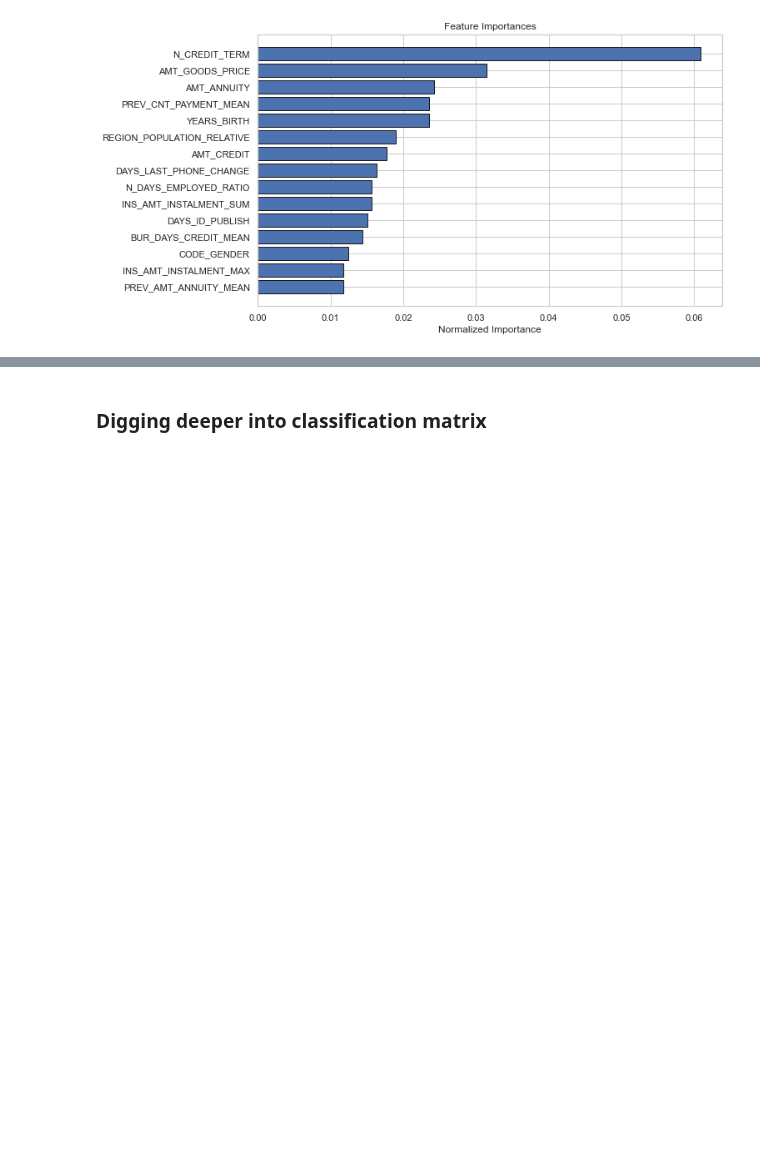
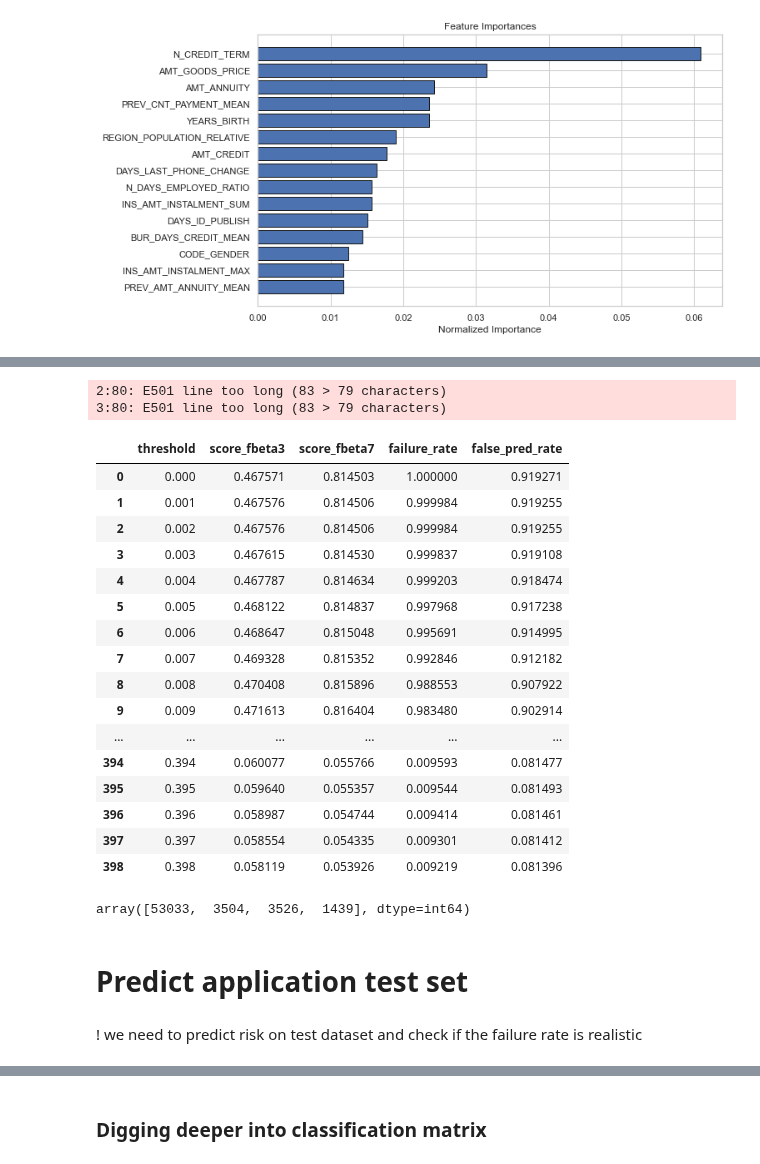
Before and after one commit to EtienneLardeur/P7_Scoring, a Jupyter notebook: P7_Model.ipynb, the cells around one changed output, grey strips where cells are left out. Drawn from its saved outputs; the diff is of its cells as text; code cells hidden in the pictures; blank space fills up the shorter version.

Commit message:
thresholing to a realistic failure rate

```diff
--- a/P7_Model.ipynb
+++ b/P7_Model.ipynb
@@ -1841,0 +1590,42 @@ feature_importances_sorted = plot_feature_importances(feature_importances)
+# %%
+def fasle_pred(y_test, y_pred):
+    (tn, fp, fn, tp) = confusion_matrix(y_test, y_pred).ravel()
+    fpred = (fn + fp) / (tn + fp + fn + tp)
+    return fpred
+# %%
+thresholds = np.arange(0, 1, 0.001)
+scores_3 = [fbeta_score(y_test, to_labels(y_proba, t), beta=3) for t in thresholds]
+scores_7 = [fbeta_score(y_test, to_labels(y_proba, t), beta=7) for t in thresholds]
+f_rates = [failure_rate(y_test, to_labels(y_proba, t)) for t in thresholds]
+# %% [output]
+2:80: E501 line too long (83 > 79 characters)
+3:80: E501 line too long (83 > 79 characters)
+# %%
+fpreds = [fasle_pred(y_test, to_labels(y_proba, t)) for t in thresholds]
+# %%
+results_df = pd.DataFrame(
+    {'threshold': thresholds,
+     'score_fbeta3': scores_3,
+     'score_fbeta7': scores_7,
+     'failure_rate': f_rates,
+     'false_pred_rate': fpreds})
+# %%
+results_df
+# %% [output]
+|  | threshold | score_fbeta3 | score_fbeta7 | failure_rate | false_pred_rate |
+| 0 | 0.000 | 0.467571 | 0.814503 | 1.000000 | 0.919271 |
+| 1 | 0.001 | 0.467576 | 0.814506 | 0.999984 | 0.919255 |
+| 2 | 0.002 | 0.467576 | 0.814506 | 0.999984 | 0.919255 |
+| 3 | 0.003 | 0.467615 | 0.814530 | 0.999837 | 0.919108 |
+| 4 | 0.004 | 0.467787 | 0.814634 | 0.999203 | 0.918474 |
+| 5 | 0.005 | 0.468122 | 0.814837 | 0.997968 | 0.917238 |
+| 6 | 0.006 | 0.468647 | 0.815048 | 0.995691 | 0.914995 |
+| 7 | 0.007 | 0.469328 | 0.815352 | 0.992846 | 0.912182 |
+| 8 | 0.008 | 0.470408 | 0.815896 | 0.988553 | 0.907922 |
+| 9 | 0.009 | 0.471613 | 0.816404 | 0.983480 | 0.902914 |
+| ... | ... | ... | ... | ... | ... |
+| 394 | 0.394 | 0.060077 | 0.055766 | 0.009593 | 0.081477 |
+| 395 | 0.395 | 0.059640 | 0.055357 | 0.009544 | 0.081493 |
+| 396 | 0.396 | 0.058987 | 0.054744 | 0.009414 | 0.081461 |
+| 397 | 0.397 | 0.058554 | 0.054335 | 0.009301 | 0.081412 |
+| 398 | 0.398 | 0.058119 | 0.053926 | 0.009219 | 0.081396 |
@@ -1842,2 +1637,10 @@ feature_importances_sorted = plot_feature_importances(feature_importances)
+# %%
+confusion_matrix(y_test, y_pred_real).ravel()
+# %% [output]
+array([53033,  3504,  3526,  1439], dtype=int64)
+# %% [markdown]
+# Predict application test set
+# %% [markdown]
+! we need to predict risk on test dataset and check if the failure rate is realistic
 # %%
 final = X_test.copy()
```
Also changed, not shown: parts of 136 cells of this notebook.
